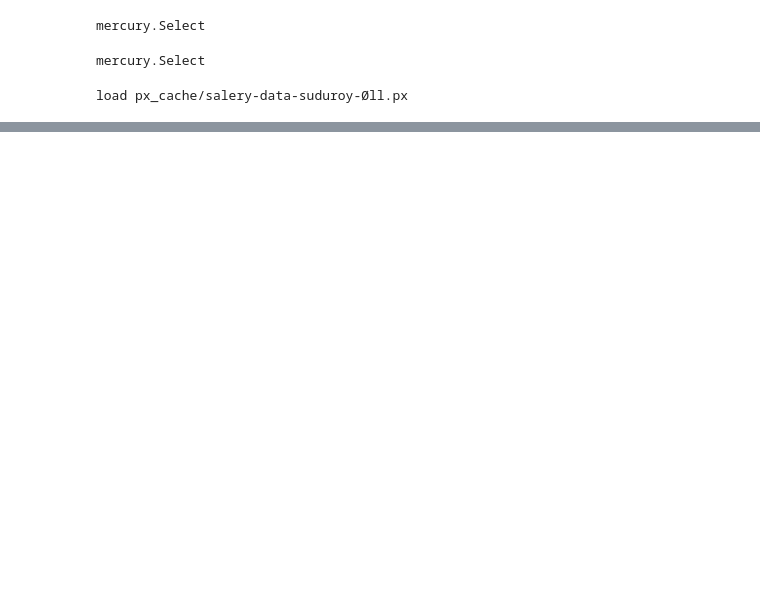
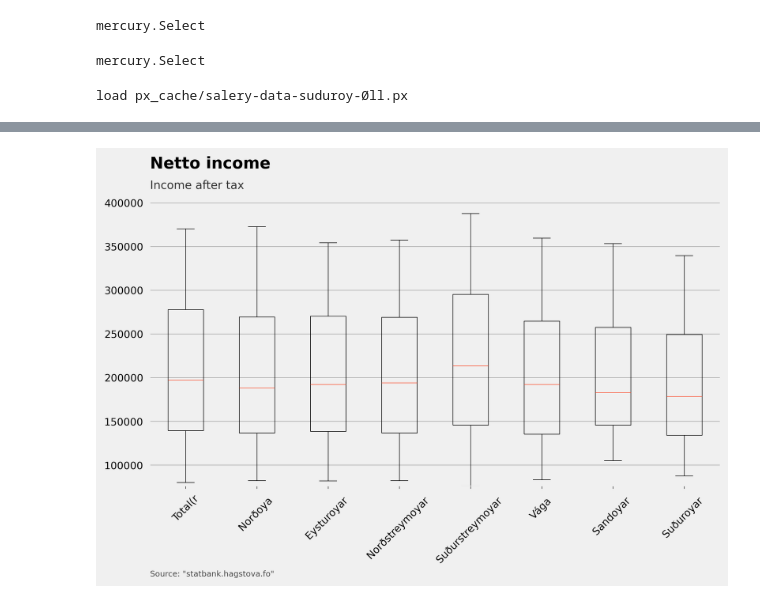
Before and after one commit to wentzlau/hagtol, a Jupyter notebook: fo_area_hagtol/fo_area_hagtol_salary.ipynb, the cells around one changed output, grey strips where cells are left out. Saved outputs shown, nothing was run; the diff lists cells and outputs as text; code cells hidden in the pictures; blank space fills up the shorter version.

Commit message:
update charts

```diff
--- a/fo_area_hagtol/fo_area_hagtol_salary.ipynb
+++ b/fo_area_hagtol/fo_area_hagtol_salary.ipynb
@@ -16,10 +16,25 @@ if module_path not in sys.path:
 #from pyaxis import pyaxis
 import pandas as pd
 import matplotlib.pyplot as plt
+import matplotlib.style as style
 import numpy as np
 import mercury as mr
 import data_helpers as dh
 import plot_helpers as ph
+
+
+app = mr.App(title="Lønforhold",
+        description="",
+        show_code=False,
+        show_prompt=False,
+        continuous_update=True,
+        static_notebook=False,
+        show_sidebar=True,
+        full_screen=False,
+        allow_download=True)
+
 api = "https://statbank.hagstova.fo:443/api/v1/fo/H2/IP/IP01/innt_nbs.px"
+
+style.use(f"file:plot.mplstyle")
 # %% [output]
 mp d:\dev\hagstova\git\hagtol\fo_area_hagtol
@@ -45,6 +61,16 @@ json_body_salary = {
           "TOT",
 #          "M",
 #          "F"
+        ]
+      }
+    },
+    {
+      "code": "measure",
+      "selection": {
+        "filter": "item",
+        "values": [
+          "BR",
+          "NE"
         ]
       }
     },
@@ -79,7 +105,19 @@ json_body_salary = {
       "selection": {
         "filter": "item",
         "values": [
+          "2021",
           "2020",
+          "2019",
+          "2018",
+          "2017",
+          "2016",
+          "2015",
+          "2014",
+          "2013",
+          "2012",
+          "2011",
+          "2010",
+          "2009",
 #          "2015",
 #          "2010"
         ]
@@ -91,10 +129,11 @@ json_body_salary = {
         "filter": "item",
         "values": [
           "P1_AVG",
+          "P10_AVG",
           "P25_AVG",
           "P50_AVG",
           "P75_AVG",
-#          "P90_AVG",
+          "P90_AVG",
 #          "P95_AVG",
 #          "P99_AVG",
           "P100_AVG"
@@ -212,0 +221,6 @@ ValueError: Axis limits cannot be NaN or Inf
+# %%
+gross_box = calc_box("Net income", "2021")
+ph.box_plot_2(gross_box, "Netto income", "Income after tax")
+plt.show()
+# %% [output]
+[figure, added]
```
Also changed, not shown: parts of 3 cells of this notebook, 4 other files.
